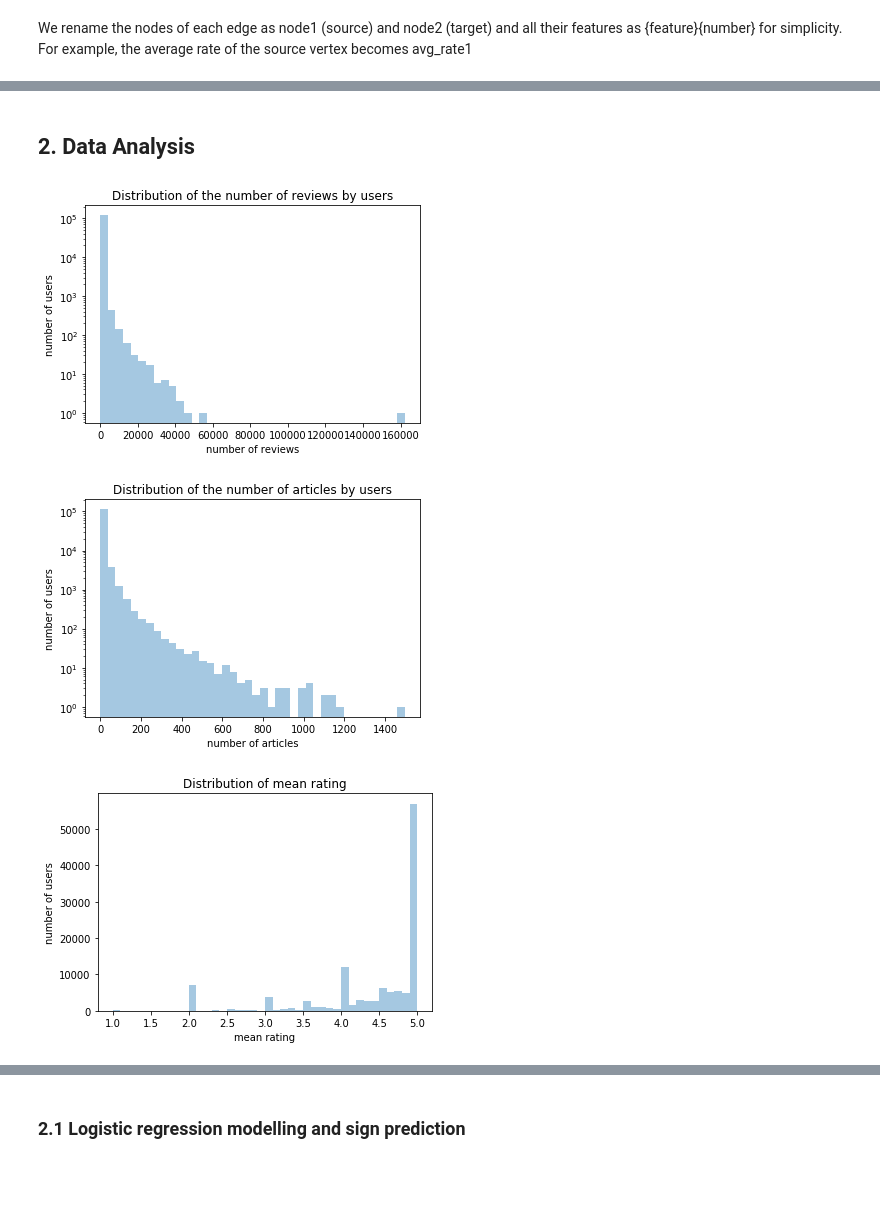
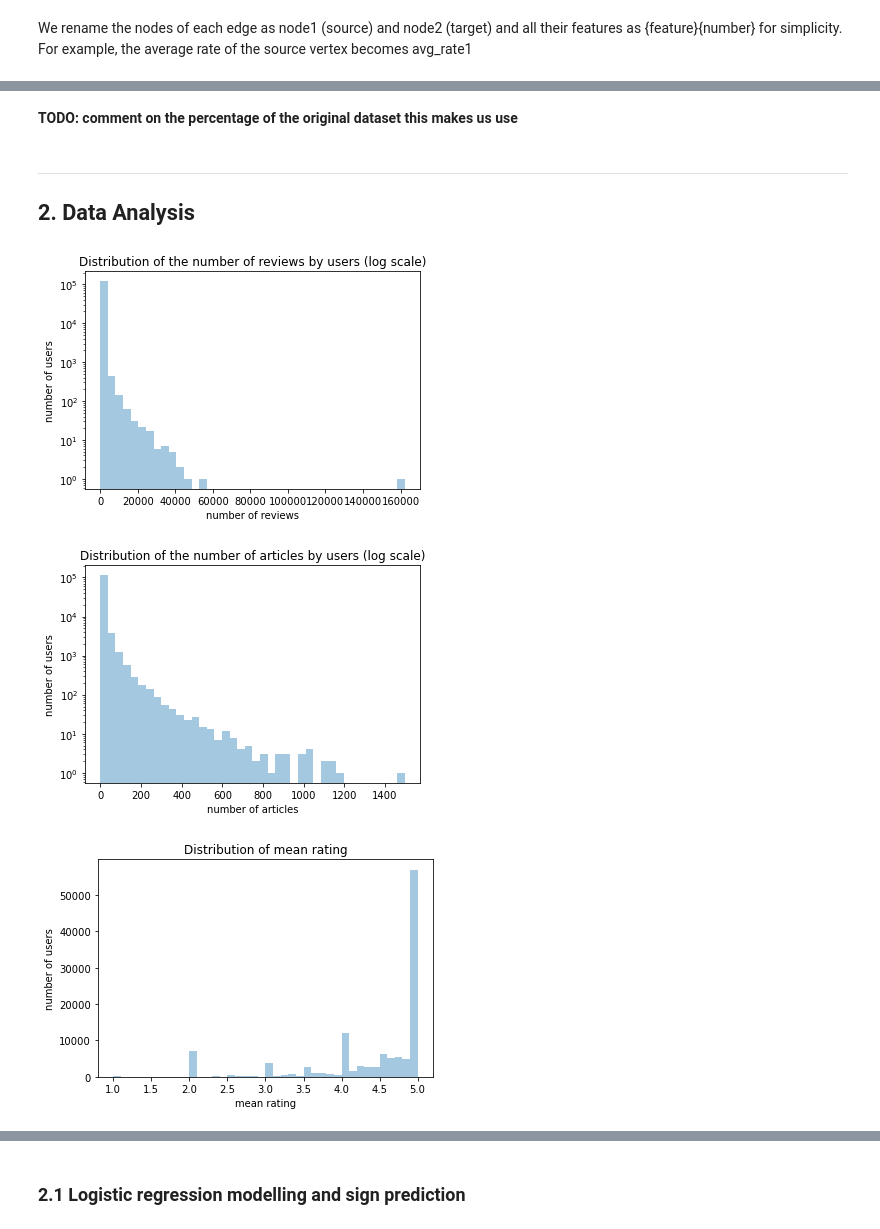
Before and after one commit to epfl-ada/ada-2020-project-milestone-p3-p3_adagio, a Jupyter notebook: preprocessing.ipynb, the cells around one changed output, grey strips where cells are left out. Saved outputs shown, nothing was run; the diff lists cells and outputs as text; code cells hidden in the pictures; blank space fills up the shorter version.

```diff
--- a/preprocessing.ipynb
+++ b/preprocessing.ipynb
@@ -220,3 +219,30 @@ members
+# %%
+members = pd.DataFrame(index = ratings['member_id'].unique())
+ratings_not_anonym = ratings[ratings['anonymity'] == 0]
+members2 = pd.DataFrame(index = ratings_not_anonym['member_id'].unique())
+dfs = [(members, ratings), (members2, ratings_not_anonym)]
+
+for m, r in dfs:
+    # number of articles written. If a user is not in this list, it means that they haven't written any articles.
+    # In this case, we set nbr_articles = 0
+    m['nbr_articles'] = mc[['author_id', 'content_id']].set_index('author_id').groupby('author_id').count()
+    m.fillna(0, inplace = True)
+
+    # average ratings
+    m['avg_ratings'] = r[['member_id', 'rating']].groupby('member_id').mean()
+
+    # anonymity frequency (we only need this for members dataset)
+    members['anonymity_freq'] = ratings[['member_id', 'anonymity']].groupby('member_id').mean()
+
+    # sensionalism: average of how much the review differs from the mean rating of the object
+    mean_rating = r[['object_id', 'rating']].groupby('object_id').mean()
+    mean_rating = mean_rating.rename(columns = {'rating': 'mean_rating'})
+    rates = pd.merge(r, mean_rating.reset_index(), on = 'object_id')
+    rates['diff_from_mean'] = np.absolute(rates['rating'] - rates['mean_rating'])
+    m['sensationalism'] = rates[['member_id', 'diff_from_mean']].groupby('member_id').mean()
+
+    # number of reviews made
+    m['nbr_reviews'] = r.groupby('member_id').size()
 # %% [markdown]
 #### 1.3.2 merging the member's features with the edges' dataframe (status_dataset)
 # %% [markdown]
@@ -255,25 +280,28 @@ status_dataset.head()
+# %% [markdown]
+**TODO: comment on the percentage of the original dataset this makes us use**
 # %% [markdown]
+------------------------
 ## 2. Data Analysis
 # %%
 ax = sns.distplot(members['nbr_reviews'], bins=40, kde=False);
 ax.set_yscale('log')
-ax.set(title='Distribution of the number of reviews by users', xlabel='number of reviews', ylabel='number of users')
+ax.set(title='Distribution of the number of reviews by users (log scale)', xlabel='number of reviews', ylabel='number of users')
 plt.show()
 # %% [output]
-[figure, old version]
+[figure, new version]
 # %%
 ax = sns.distplot(members['nbr_articles'], bins=40, kde=False);
 ax.set_yscale('log')
-ax.set(title='Distribution of the number of articles by users', xlabel='number of articles', ylabel='number of users')
+ax.set(title='Distribution of the number of articles by users (log scale)', xlabel='number of articles', ylabel='number of users')
 plt.show()
 # %% [output]
-[figure, old version]
+[figure, new version]
 # %%
 ax = sns.distplot(members['avg_ratings'], bins=40, kde=False);
 ax.set(title='Distribution of mean rating', xlabel='mean rating', ylabel='number of users')
 plt.show()
 # %% [output]
-[figure, old version]
+[figure, new version]
 # %%
 ax = sns.distplot(members['anonymity_freq'], bins=40, kde=False);
 ax.set_yscale('log')
```
Also changed, not shown: parts of 62 cells of this notebook.
